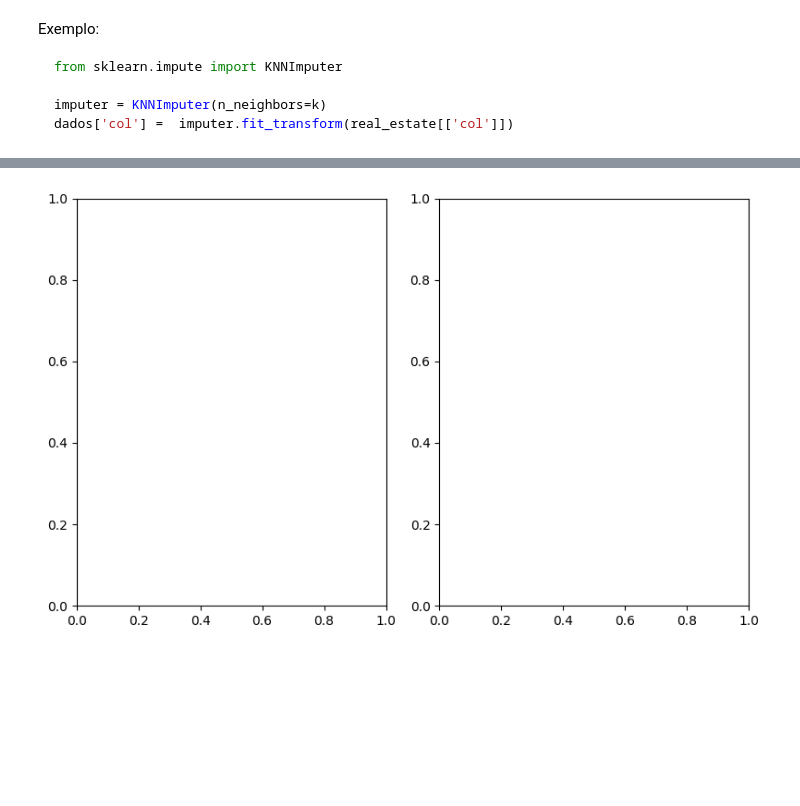
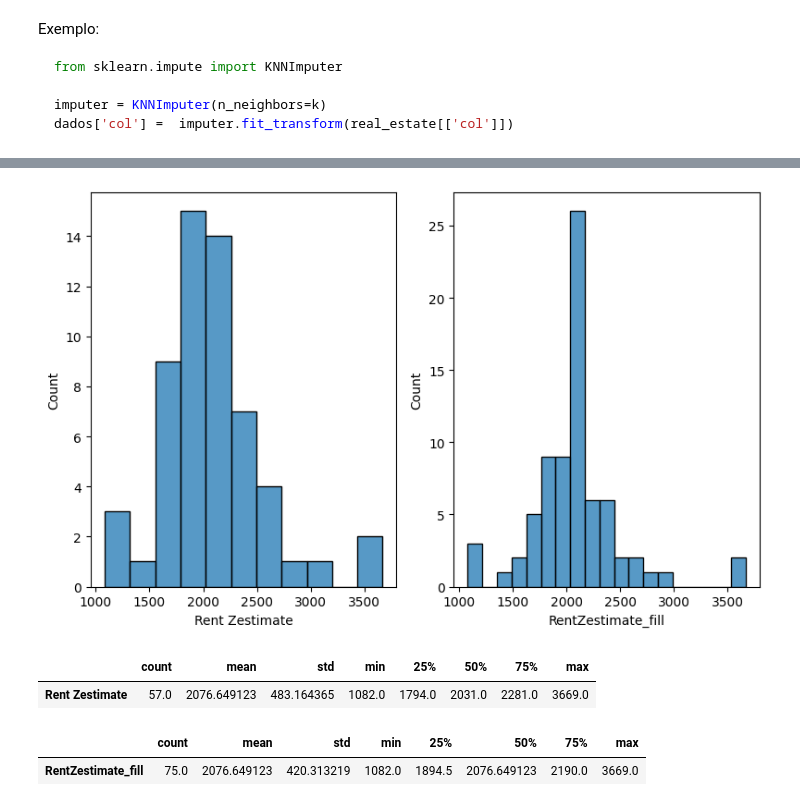
Before and after one commit to OviedoVR/ML_especializacao, a Jupyter notebook: notebooks/regressao.ipynb, the cells around one changed output, grey strips where cells are left out. Drawn from its saved outputs; the diff is of its cells as text; code cells hidden in the pictures; blank space fills up the shorter version.

```diff
--- a/notebooks/regressao.ipynb
+++ b/notebooks/regressao.ipynb
@@ -712,0 +700,6 @@ dados['col'] =  imputer.fit_transform(real_estate[['col']])
+# %%
+# preencher esses dados ausentes:
+from sklearn.impute import KNNImputer
+
+imputer = KNNImputer(n_neighbors=3)
+real_estate['RentZestimate_fill'] =  imputer.fit_transform(real_estate[['Rent Zestimate']])
@@ -713,12 +722,22 @@ dados['col'] =  imputer.fit_transform(real_estate[['col']])
 # %%
 # Visualização:
 fig, ax = plt.subplots(figsize=(8,5));
 plt.subplot(1,2,1);
-#sns.histplot(real_estate['_raw']);
+sns.histplot(real_estate['Rent Zestimate']);
 plt.subplot(1,2,2);
-#sns.histplot(real_estate['_fill']);
+sns.histplot(real_estate['RentZestimate_fill']);
 plt.tight_layout();
 # %% [output]
-[figure, old version]
+[figure, new version]
+# %%
+# Estatísticas descritivas:
+real_estate[['Rent Zestimate']].describe().T
+# %% [output]
+|  | count | mean | std | min | 25% | 50% | 75% | max |
+| Rent Zestimate | 57.0 | 2076.649123 | 483.164365 | 1082.0 | 1794.0 | 2031.0 | 2281.0 | 3669.0 |
 # %%
 # Estatísticas descritivas:
+real_estate[['RentZestimate_fill']].describe().T
+# %% [output]
+|  | count | mean | std | min | 25% | 50% | 75% | max |
+| RentZestimate_fill | 75.0 | 2076.649123 | 420.313219 | 1082.0 | 1894.5 | 2076.649123 | 2190.0 | 3669.0 |
```
Also changed, not shown: parts of 8 cells of this notebook, 1 other file.
